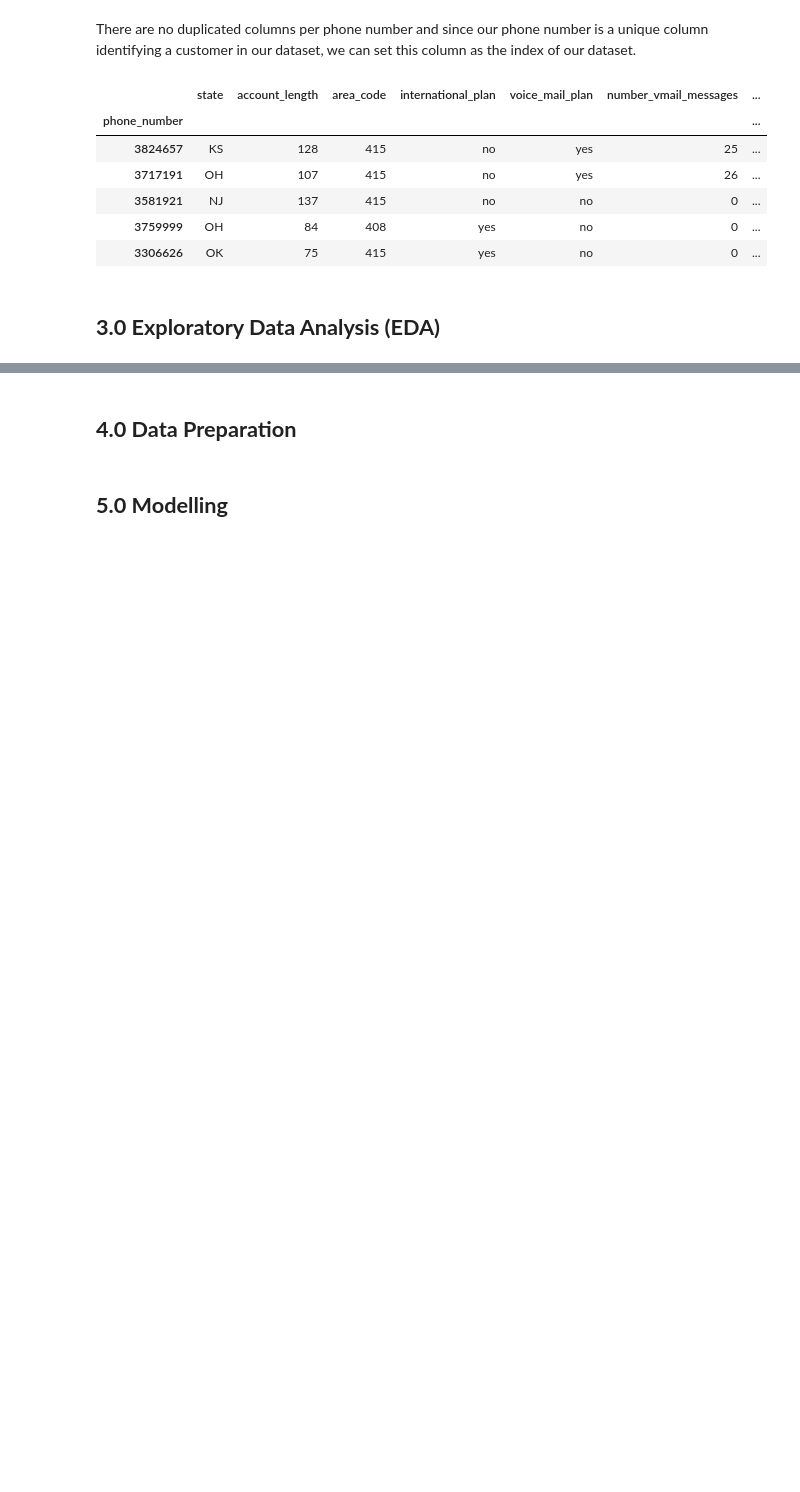
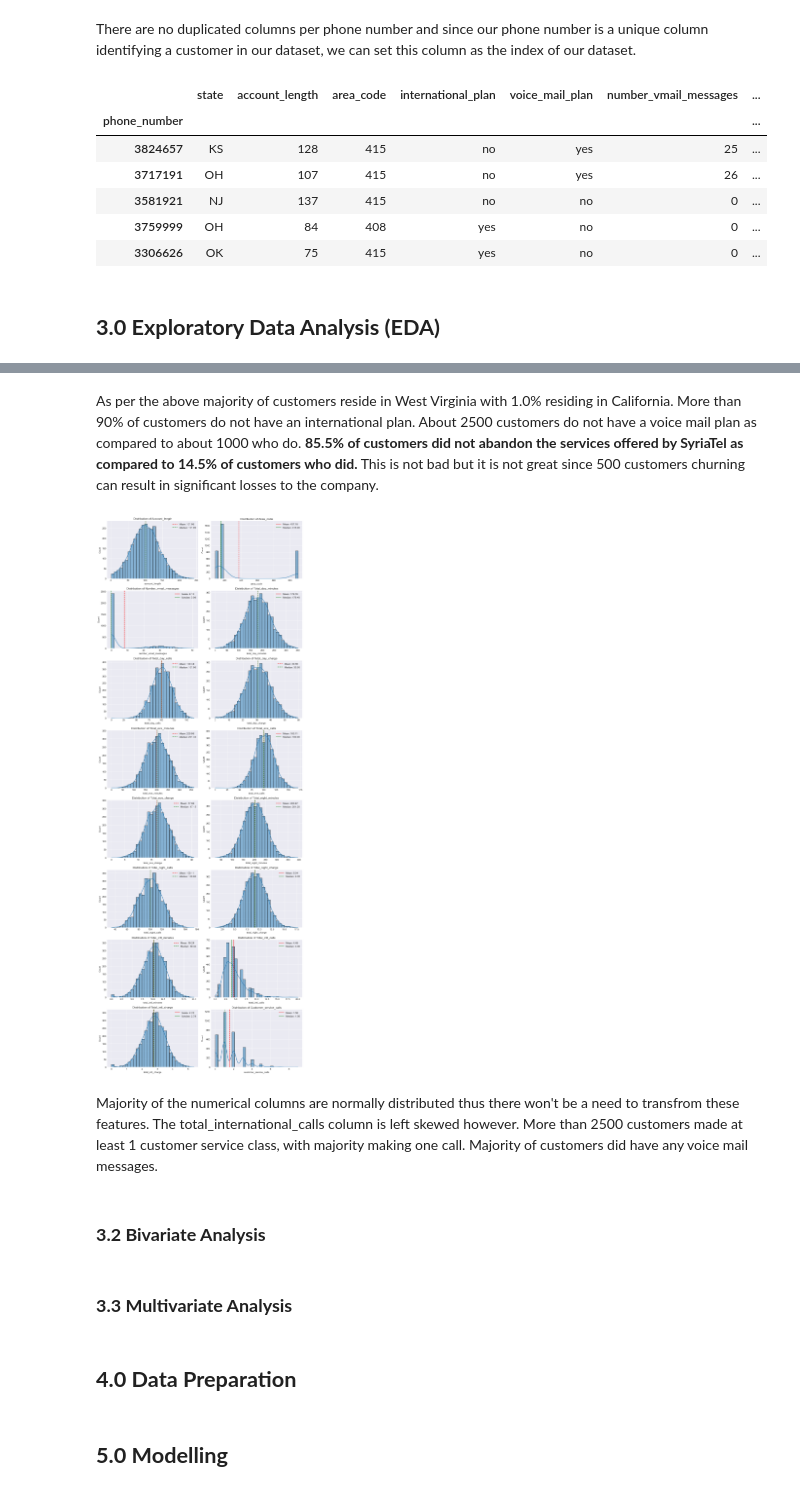
Before and after one commit to mayajbrio/SyriaTel-Customer-Churn-Prediction, a Jupyter notebook: dsc-phase3-project-notebook.ipynb, the cells around one changed output, grey strips where cells are left out. Cells and saved outputs as stored; diff of their text form; code cells hidden in the pictures; blank space fills up the shorter version.

```diff
--- a/dsc-phase3-project-notebook.ipynb
+++ b/dsc-phase3-project-notebook.ipynb
@@ -249,3 +306,39 @@ telcom_data.head()
+# %% [markdown]
+As per the above majority of customers reside in West Virginia with 1.0% residing in California. More than 90% of customers do not have an international plan. About 2500 customers do not have a voice mail plan as compared to about 1000 who do. **85.5% of customers did not abandon the services offered by SyriaTel as compared to 14.5% of customers who did.** This is not bad but it is not great since 500 customers churning can result in significant losses to the company.
+# %%
+# Plot distributions for numerical columns
+num_plots = len(numerical_columns)
+num_cols = 2
+num_rows = (num_plots + 1) // num_cols
+
+plt.figure(figsize=(12, num_rows * 4))
+
+for i, column in enumerate(numerical_columns):
+    plt.subplot(num_rows, num_cols, i + 1)
+    sns.histplot(telcom_data[column], kde=True, bins=30)
+    plt.title(f'Distribution of {column.capitalize()}')
+
+    # Calculate mean and median
+    mean = telcom_data[column].mean()
+    median = telcom_data[column].median()
+
+    # Add mean and median lines
+    plt.axvline(mean, color='r', linestyle='--', label=f'Mean: {mean:.2f}')
+    plt.axvline(median, color='g', linestyle='--', label=f'Median: {median:.2f}')
+
+    # Add legend
+    plt.legend()
+
+plt.tight_layout()
+plt.show()
+# %% [output]
+[figure, added]
+# %% [markdown]
+Majority of the numerical columns are normally distributed thus there won't be a need to transfrom these features. The total_international_calls column is left skewed however. More than 2500 customers made at least 1 customer service class, with majority making one call. Majority of customers did have any voice mail messages.
+# %% [markdown]
+### **3.2 Bivariate Analysis**
+# %% [markdown]
+### **3.3 Multivariate Analysis**
 # %% [markdown]
 ## **4.0 Data Preparation**
 # %% [markdown]
```
Also changed, not shown: parts of 6 cells of this notebook.
